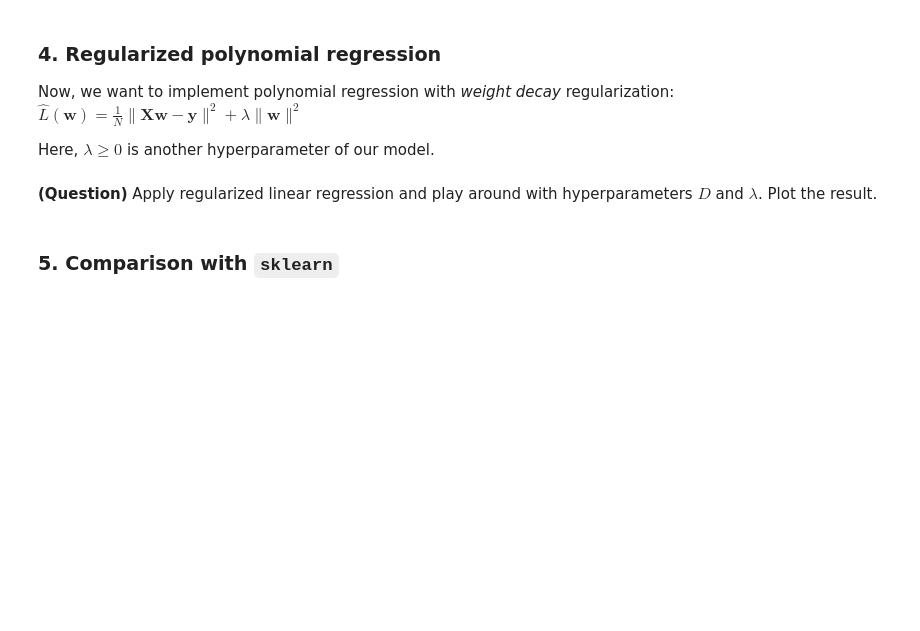
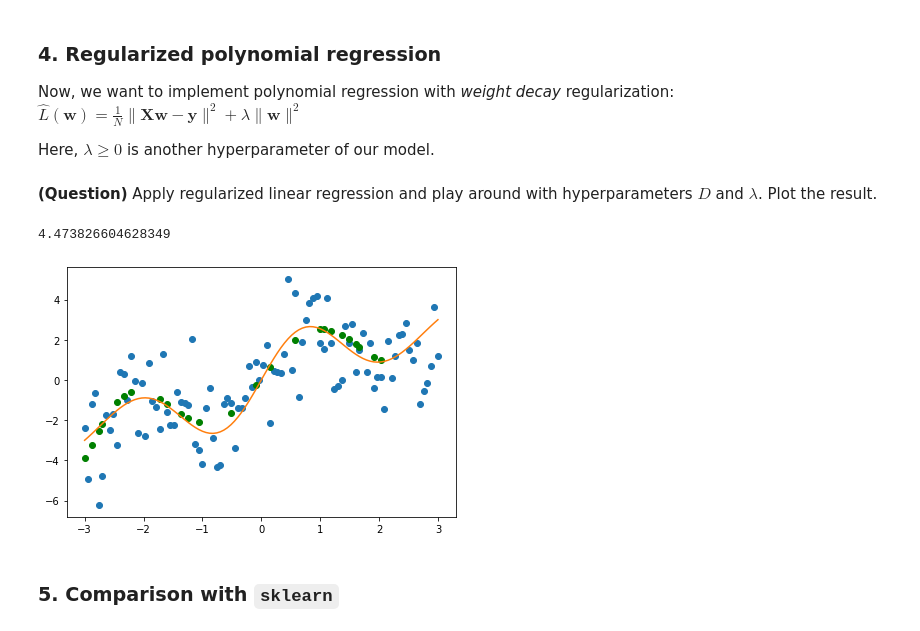
Before and after one commit to aytilfani/ml-3a, a Jupyter notebook: ml_tp1.ipynb, the cells around one changed output. Drawn from its saved outputs; the diff is of its cells as text; code cells hidden in the pictures; blank space fills up the shorter version.

```diff
--- a/ml_tp1.ipynb
+++ b/ml_tp1.ipynb
@@ -134,10 +148,11 @@ class PolynomialRegression():
 # %% [markdown]
 **(Question)** Implement the mean squared error function to measure the quality of predictions.
 # %%
-def mean_squared_error(y_true, y_pred):
+# I added two optional extra parameters to compute the loss function for the regularized version
+def mean_squared_error(y_true, y_pred, lmbda=0, w=np.zeros(2)):
     '''Return the mean squared error between `y_true` and `y_pred`.'''
     assert y_true.shape == y_pred.shape
-    return (np.sum(np.transpose(y_true-y_pred)@(y_true-y_pred)))/len(y_true)
+    return ((np.sum(np.transpose(y_true-y_pred)@(y_true-y_pred)))/len(y_true)) + lmbda*(np.transpose(w)@w)
 # %%
 a, b = np.random.randn(10), np.random.randn(10)
 assert mean_squared_error(a, b) >= 0.
@@ -216,27 +231,37 @@ class RegularizedPolynomialRegression():
     def fit(self, X, y):
         '''Apply polynomial linear regression to fit `X` to `y`.
         The result should be stored in an attribute `w`.'''
-        # YOUR CODE HERE
-        raise NotImplementedError()
-
+        I = np.ones_like(np.transpose(self.make_poly(X))@self.make_poly(X))
+        self.w = np.linalg.inv(self.lmbda*I + np.transpose(self.make_poly(X))@self.make_poly(X))@(np.transpose(self.make_poly(X))@y)
     def predict(self, X):
         '''Assuming the model has already been fit, return
         predicted `y` values for given `X`.'''
-        # YOUR CODE HERE
-        raise NotImplementedError()
+        return self.make_poly(X)@self.w
 
     def make_poly(self, X):
         '''Augment a dataset of 1D points (vector of size N) to its
         data matrix in polynomial form, including the zero column
         (matrix of size N x D+1). Return the data matrix.'''
         assert X.ndim == 1
-        # YOUR CODE HERE
-        raise NotImplementedError()
+        col = np.ones(np.shape(X)[0])
+        matrix = np.power(X,self.D)
+        my_list = [np.power(X,self.D - i) for i in range(self.D+1)]
+        matrix = np.stack(tuple(my_list))
+        return np.transpose(matrix)
 # %% [markdown]
 **(Question)** Apply regularized linear regression and play around with hyperparameters $D$ and $\lambda$. Plot the result.
 # %%
-# YOUR CODE HERE
-raise NotImplementedError()
+model = RegularizedPolynomialRegression(D=7, lmbda=0.1)
+model.fit(X_train, y_train)
+y_predicted = model.predict(X_valid)
+print(mean_squared_error(y_valid, y_predicted, model.lmbda, model.w))
+plt.plot(X, y_noisy, 'o')
+plt.plot(X_valid, y_predicted, 'go')
+plt.plot(X, y)
+plt.tight_layout()
+# %% [output]
+4.473826604628349
+[figure, added]
 # %% [markdown]
 ### 5. Comparison with `sklearn`
 # %%
```
Also changed, not shown: parts of 9 cells of this notebook.
